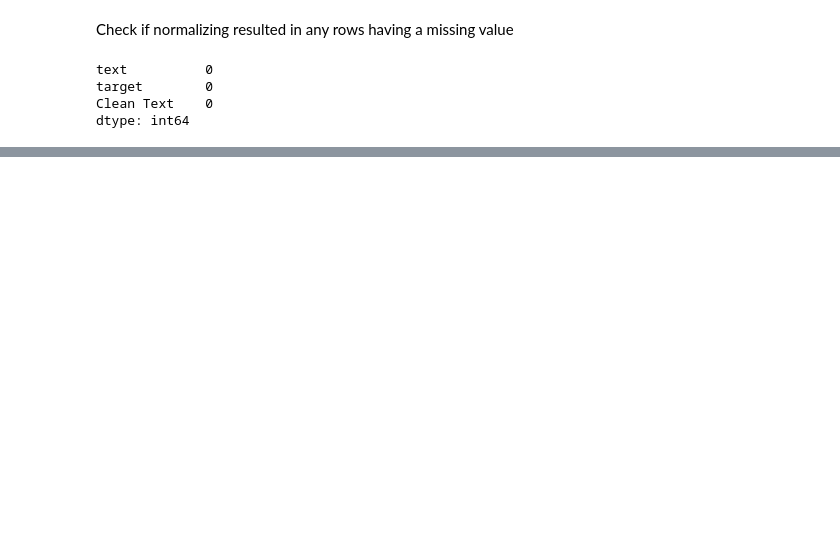
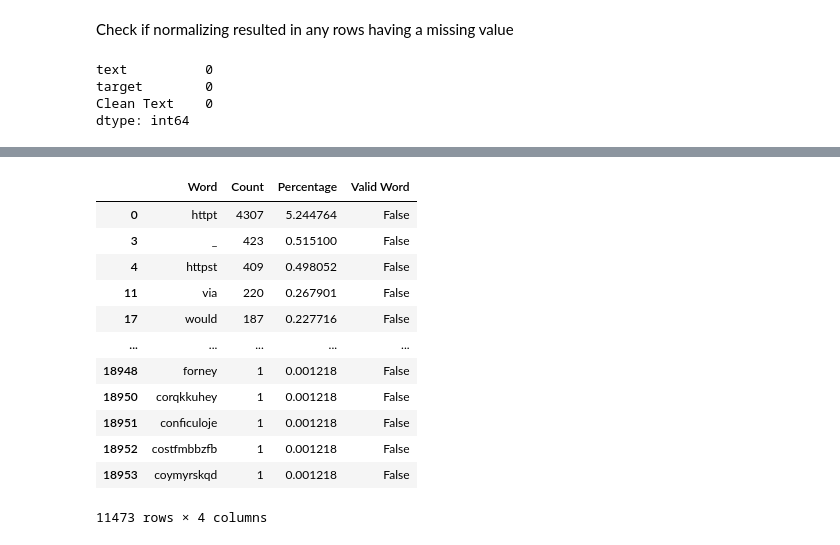
Before and after one commit to AustinYunker/Twitter-Prediction, a Jupyter notebook: Tweet Cleaner.ipynb, the cells around one changed output, grey strips where cells are left out. Cells and saved outputs as stored; diff of their text form; code cells hidden in the pictures; blank space fills up the shorter version.

```diff
--- a/Tweet Cleaner.ipynb
+++ b/Tweet Cleaner.ipynb
@@ -435,0 +525,9 @@ dtype: int64
+# %%
+spell_checker = enchant.Dict("en_US")
+spell_checker.check("would")
+
+def valid_word(text):
+    correct_word = (len(wordnet.synsets(text)) != 0 & spell_checker.check(text))
+    return correct_word
+# %%
+word_df["Valid Word"] = word_df["Word"].apply(valid_word)
@@ -435,0 +540,17 @@ dtype: int64
+# %%
+#Words that don't appear in wordnet or don't appear to be spelled correctly
+word_df.loc[(word_df["Valid Word"] == False)]
+# %% [output]
+|  | Word | Count | Percentage | Valid Word |
+| 0 | httpt | 4307 | 5.244764 | False |
+| 3 | _ | 423 | 0.515100 | False |
+| 4 | httpst | 409 | 0.498052 | False |
+| 11 | via | 220 | 0.267901 | False |
+| 17 | would | 187 | 0.227716 | False |
+| ... | ... | ... | ... | ... |
+| 18948 | forney | 1 | 0.001218 | False |
+| 18950 | corqkkuhey | 1 | 0.001218 | False |
+| 18951 | conficuloje | 1 | 0.001218 | False |
+| 18952 | costfmbbzfb | 1 | 0.001218 | False |
+| 18953 | coymyrskqd | 1 | 0.001218 | False |
+11473 rows × 4 columns
```
Also changed, not shown: parts of 18 cells of this notebook.
